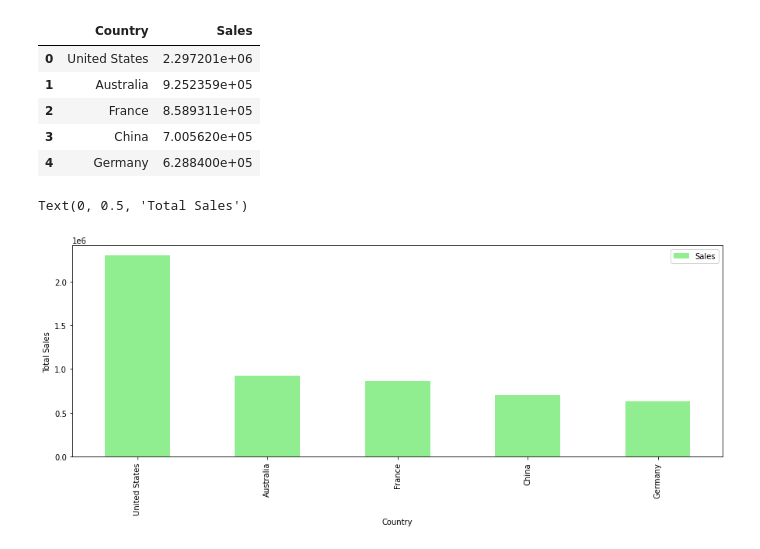
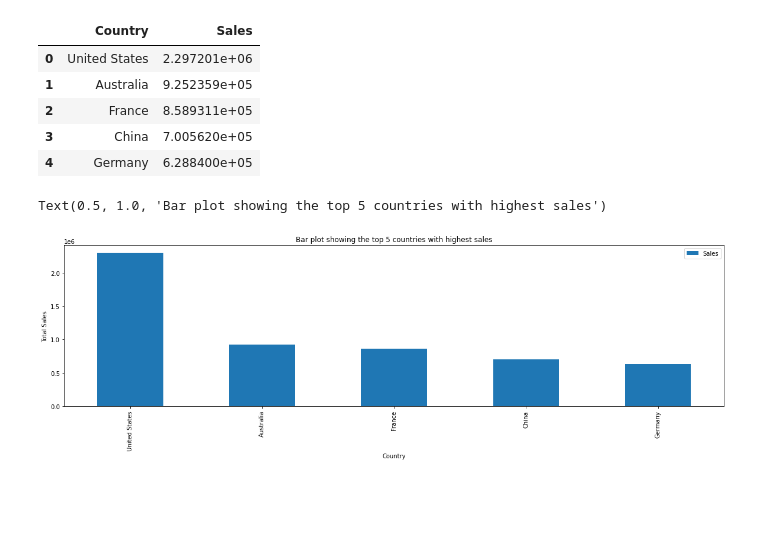
Before and after one commit to lmharlem/Project_GlobalSuperStore, a Jupyter notebook: GlobalSuperstore.ipynb, the cells around one changed output. Saved outputs shown, nothing was run; the diff lists cells and outputs as text; code cells hidden in the pictures; blank space fills up the shorter version.

Commit message:
Updated the bar plots

```diff
--- a/GlobalSuperstore.ipynb
+++ b/GlobalSuperstore.ipynb
@@ -10,7 +10,7 @@ import numpy as np
 import csv
 # %%
 # Read the data from the dataset
-sstore_df = pd.read_csv('C:/Users/vijet/git/Project_GlobalSuperStore/Global_Superstore_new.csv')
-# sstore_df = pd.read_csv('SSClean.csv')
+# sstore_df = pd.read_csv('C:/Users/vijet/git/Project_GlobalSuperStore/Global_Superstore_new.csv')
+sstore_df = pd.read_csv('SSClean.csv')
 sstore_df.head()
 # %% [output]
@@ -288,12 +290,13 @@ filtered_df.reset_index()
 | 4 | Germany | 6.288400e+05 |
 # %%
 #Bar plot for top 5 sales vs. Country
-sales_chart = filtered_df.plot(kind='bar', color = 'lightgreen', align = 'center', figsize = (15,5) )
+sales_chart = filtered_df.plot(kind='bar', align = 'center', figsize = (20,5) )
 sales_chart.set_xlabel("Country")
 sales_chart.set_ylabel("Total Sales")
+plt.title('Bar plot showing the top 5 countries with highest sales')
 # %% [output]
-Text(0, 0.5, 'Total Sales')
+Text(0.5, 1.0, 'Bar plot showing the top 5 countries with highest sales')
-[figure, old version]
+[figure, new version]
 # %%
 ## Binning data for analyzing volume of sales as low, medium and high
 
```
Also changed, not shown: parts of 8 cells of this notebook, 2 other files.
